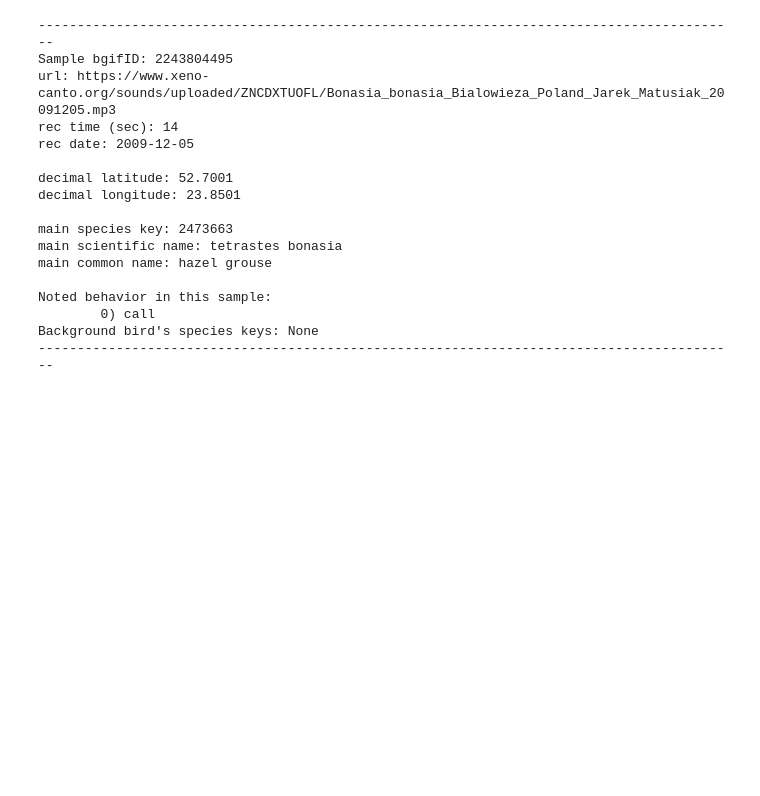
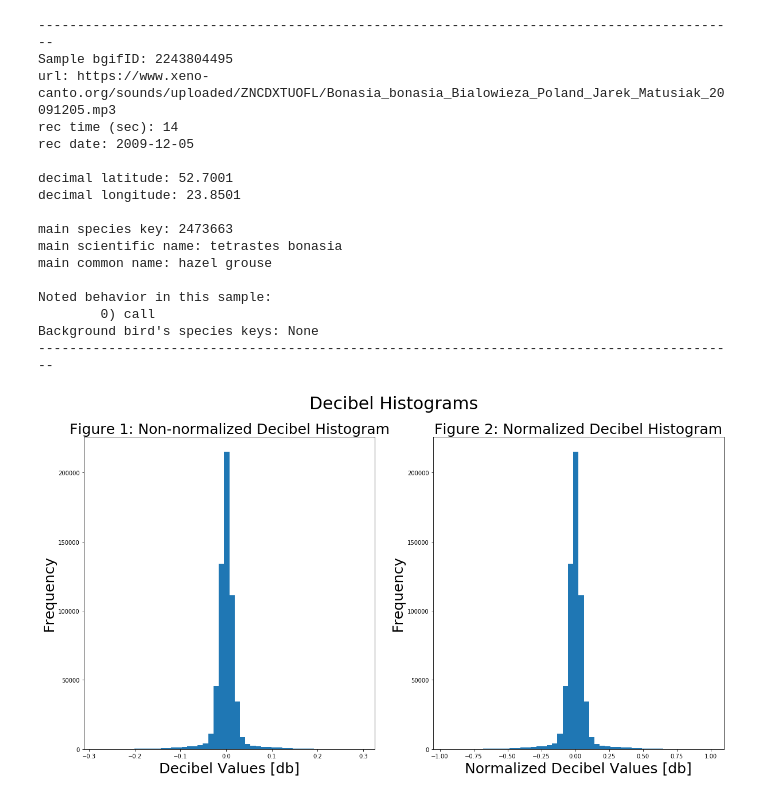
Before and after one commit to AlxSp/songbird, a Jupyter notebook: chris_inspecting.ipynb, the cells around one changed output. Drawn from its saved outputs; the diff is of its cells as text; code cells hidden in the pictures; blank space fills up the shorter version.

```diff
--- a/chris_inspecting.ipynb
+++ b/chris_inspecting.ipynb
@@ -192,3 +193,33 @@ Background bird's species keys: None
 ------------------------------------------------------------------------------------------
 # %%
 sample1, _ = load_audio_sample(raw_names[0])
+# %%
+def plot_hists(dcolx1,dcolx2,suptitle,xlabel1,ylabel1,title1,xlabel2,ylabel2,title2):
+    fig, axs = plt.subplots(figsize = (20,10), nrows = 1,ncols = 2)
+    fig.suptitle(suptitle, size = 30)
+
+    axs[0].hist(dcolx1,bins = 50)
+    axs[0].set_title(title1, size = 25)
+    axs[0].set_xlabel(xlabel1, size = 25)
+    axs[0].set_ylabel(ylabel1, size = 25)
+
+    axs[1].hist(dcolx2, bins = 50)
+    axs[1].set_title(title2, size = 25)
+    axs[1].set_xlabel(xlabel2, size = 25)
+    axs[1].set_ylabel(ylabel2, size = 25)
+# %%
+xdcol1 = sample1_df['decibels']
+
+xdcol2 = sample1_df['decibel_percentage']
+
+bigtitle = 'Decibel Histograms'
+leftx = 'Decibel Values [db]'
+lefty = 'Frequency'
+lefttitle = 'Figure 1: Non-normalized Decibel Histogram'
+rightx = 'Normalized Decibel Values [db]'
+righty = 'Frequency'
+righttitle = 'Figure 2: Normalized Decibel Histogram'
+
+plot_hists(xdcol1,xdcol2,bigtitle,leftx,lefty,lefttitle,rightx,righty,righttitle)
+# %% [output]
+[figure, added]
```
Also changed, not shown: parts of 15 cells of this notebook.
